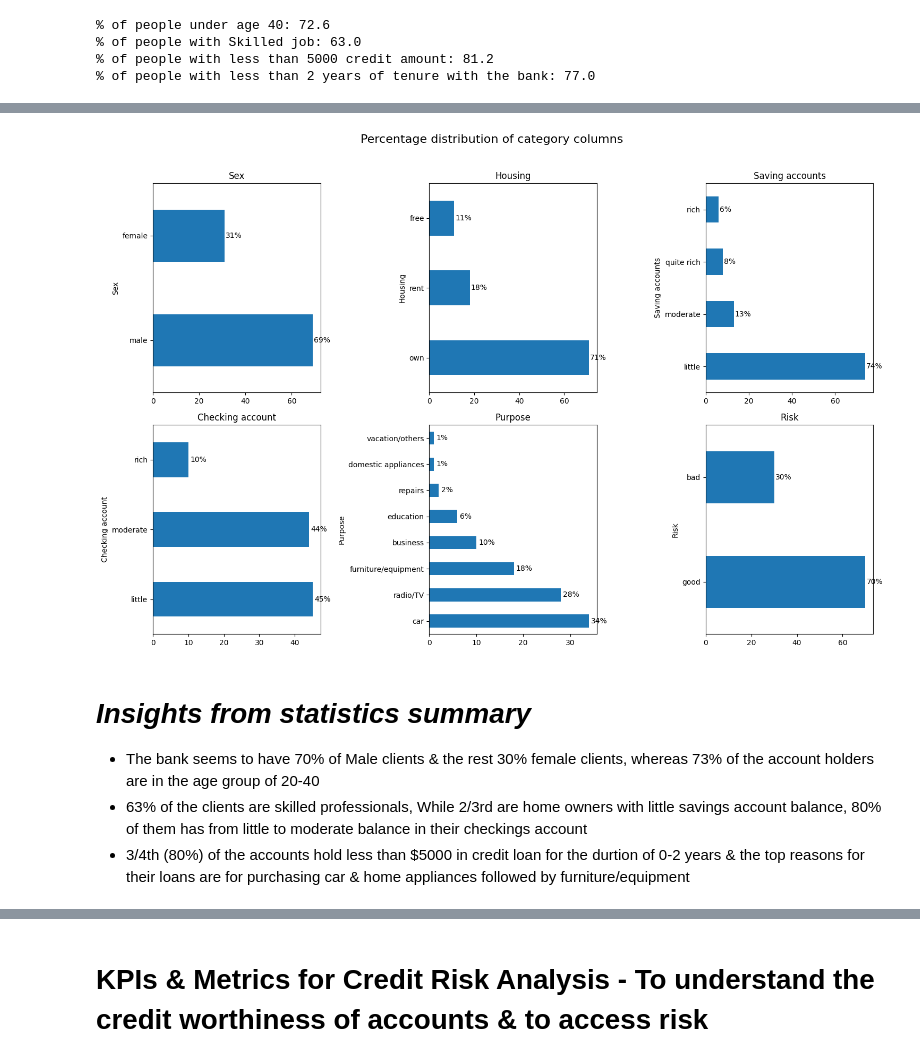
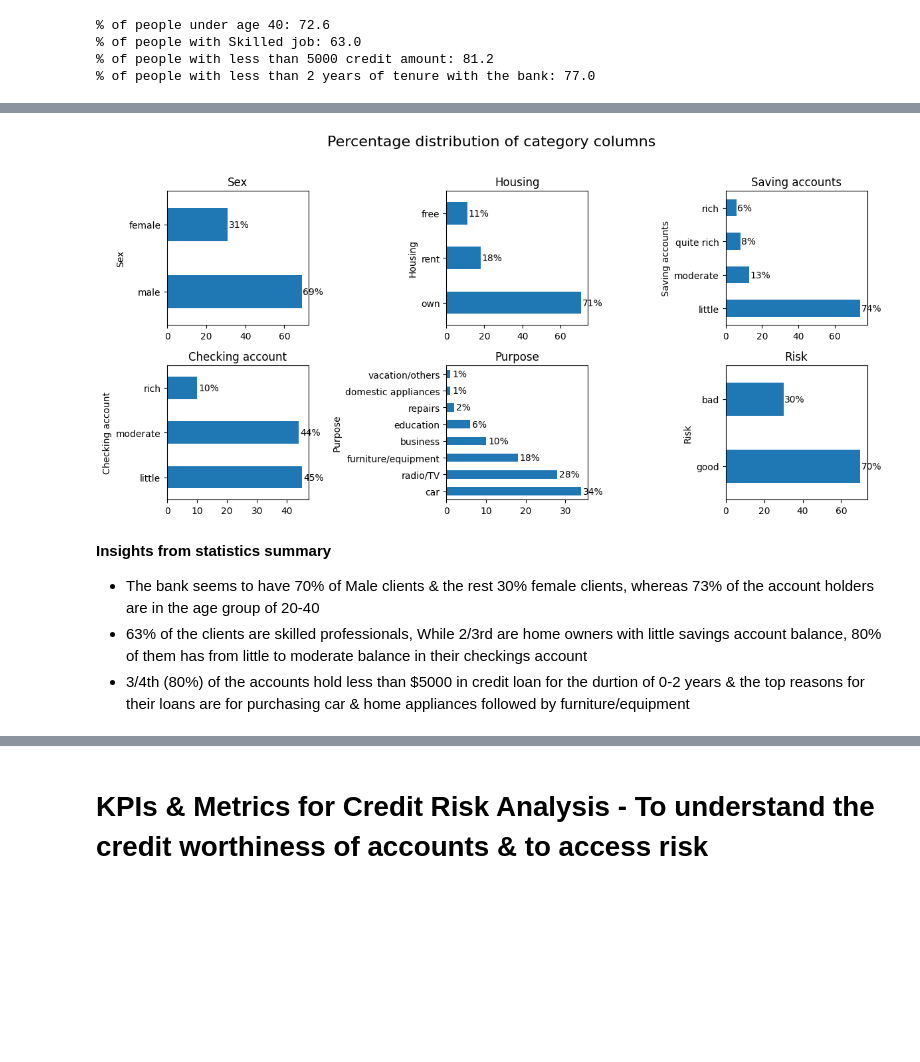
Before and after one commit to MeenakshiVaithianathan/Python-Projects, a Jupyter notebook: Credit_risk.ipynb, the cells around one changed output, grey strips where cells are left out. Cells and saved outputs as stored; diff of their text form; code cells hidden in the pictures; blank space fills up the shorter version.

```diff
--- a/Credit_risk.ipynb
+++ b/Credit_risk.ipynb
@@ -86,6 +64,6 @@ Name: count, dtype: int64
 # %%
 # Set up the figure and axes; creates a 2x2 grid of subplots in a single figure. This means there will be four subplots arranged in two rows and two columns.
-fig, axes = plt.subplots(2, 2, figsize=(10, 6))
+fig, axes = plt.subplots(2, 2, figsize=(8, 6))
 
 # Flatten the axes array for easy iteration; axes is originally a 2D array with shape (2, 2).flatten() converts this 2D array into a 1D array for easier iteration. So now axes is a 1D array with four axes objects.
 axes = axes.flatten()
@@ -148,4 +106,2 @@ memory usage: 78.2+ KB
 # %%
 categorical_columns = ['Sex', 'Housing', 'Saving accounts', 'Checking account', 'Purpose', 'Risk']
-for col in categorical_columns:
-    print(df[col].value_counts())
@@ -175,37 +113,37 @@ def percentage_calculation(df):
 
   for col in categorical_columns:
     value_counts = df[col].value_counts(normalize=True) * 100
     percentages[col] = value_counts.round(0).astype(int)
 
   return percentages
 
 # Calculate percentage for each categorical column
 category_percentages = percentage_calculation(df)
 
 # Plotting the percentages in subplots
 num_plots = len(category_percentages)
 num_rows = 2
 num_cols = 3
 
-fig, axes = plt.subplots(nrows=num_rows, ncols=num_cols, figsize=(15, 10))
+fig, axes = plt.subplots(nrows=num_rows, ncols=num_cols, figsize=(12, 6))
 fig.suptitle('Percentage distribution of category columns', fontsize=16)
 
 for i, (col, percentages) in enumerate(category_percentages.items()):
     ax = axes[i // num_cols, i % num_cols]
     bars=percentages.plot(kind='barh', ax=ax)
     ax.set_title(col)
 
 # Adding data labels
     for bar in bars.patches:
         ax.text(bar.get_width() + 0.5, bar.get_y() + bar.get_height() / 2,
                 f'{bar.get_width():.0f}%', va='center')
 
 plt.tight_layout(rect=[0, 0, 1, 0.96])  # Adjust layout to make room for the common title
 plt.show()
 # %% [output]
-[figure, old version]
+[figure, new version]
 # %% [markdown]
-# *Insights from statistics summary*
+**Insights from statistics summary**
 
 *   The bank seems to have 70% of Male clients & the rest 30% female clients, whereas 73% of the account holders are in the age group of 20-40
 *   63% of the clients are skilled professionals, While 2/3rd are home owners with little savings account balance, 80% of them has from little to moderate balance in their checkings account
```
Also changed, not shown: parts of 20 cells of this notebook.
